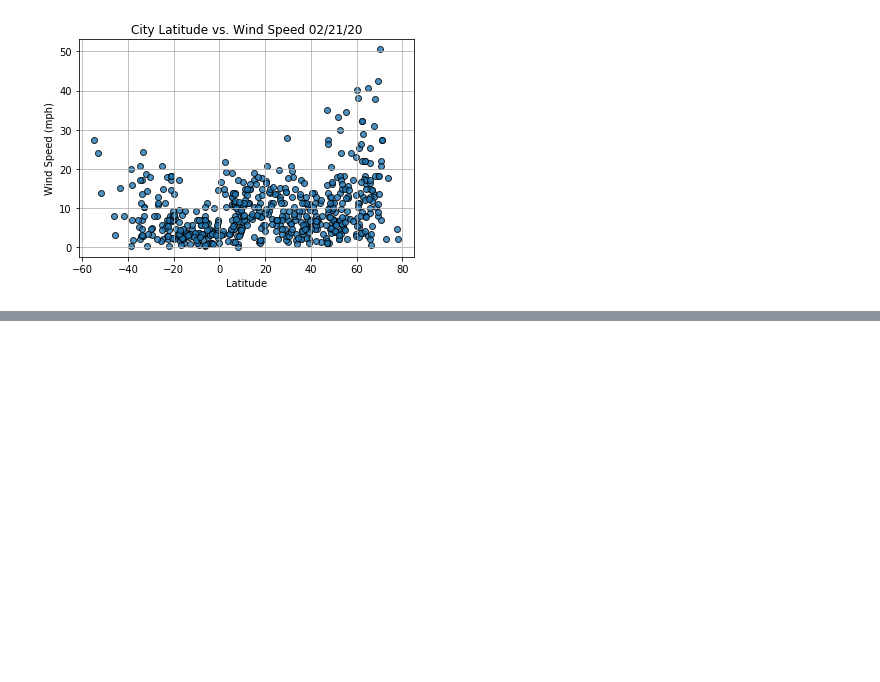
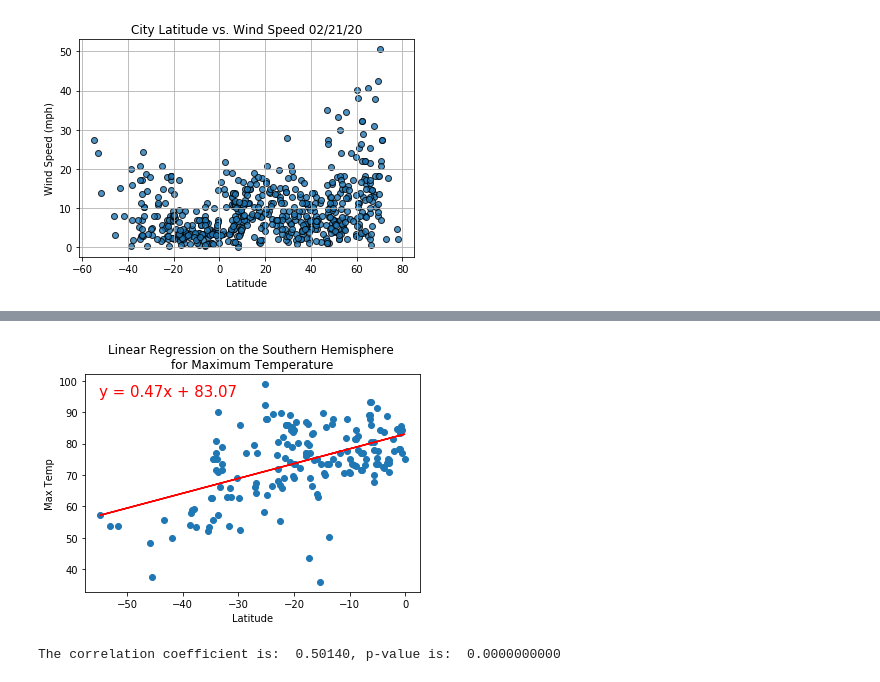
Before and after one commit to marczuka/World_Weather_Analysis, a Jupyter notebook: WeatherPy.ipynb, the cells around one changed output, grey strips where cells are left out. Saved outputs shown, nothing was run; the diff lists cells and outputs as text; code cells hidden in the pictures; blank space fills up the shorter version.

```diff
--- a/WeatherPy.ipynb
+++ b/WeatherPy.ipynb
@@ -266,0 +305,10 @@ plt.show()
+# %%
+# Linear regression for temperature on the Southern Hemisphere
+x_values = southern_hemi_df["Lat"]
+y_values = southern_hemi_df["Max Temp"]
+# Call the function.
+plot_linear_regression(x_values, y_values,
+                      'Linear Regression on the Southern Hemisphere \nfor Maximum Temperature', 'Max Temp', (-55, 95))
+# %% [output]
+[figure, added]
+The correlation coefficient is:  0.50140, p-value is:  0.0000000000
```
Also changed, not shown: parts of 10 cells of this notebook.
